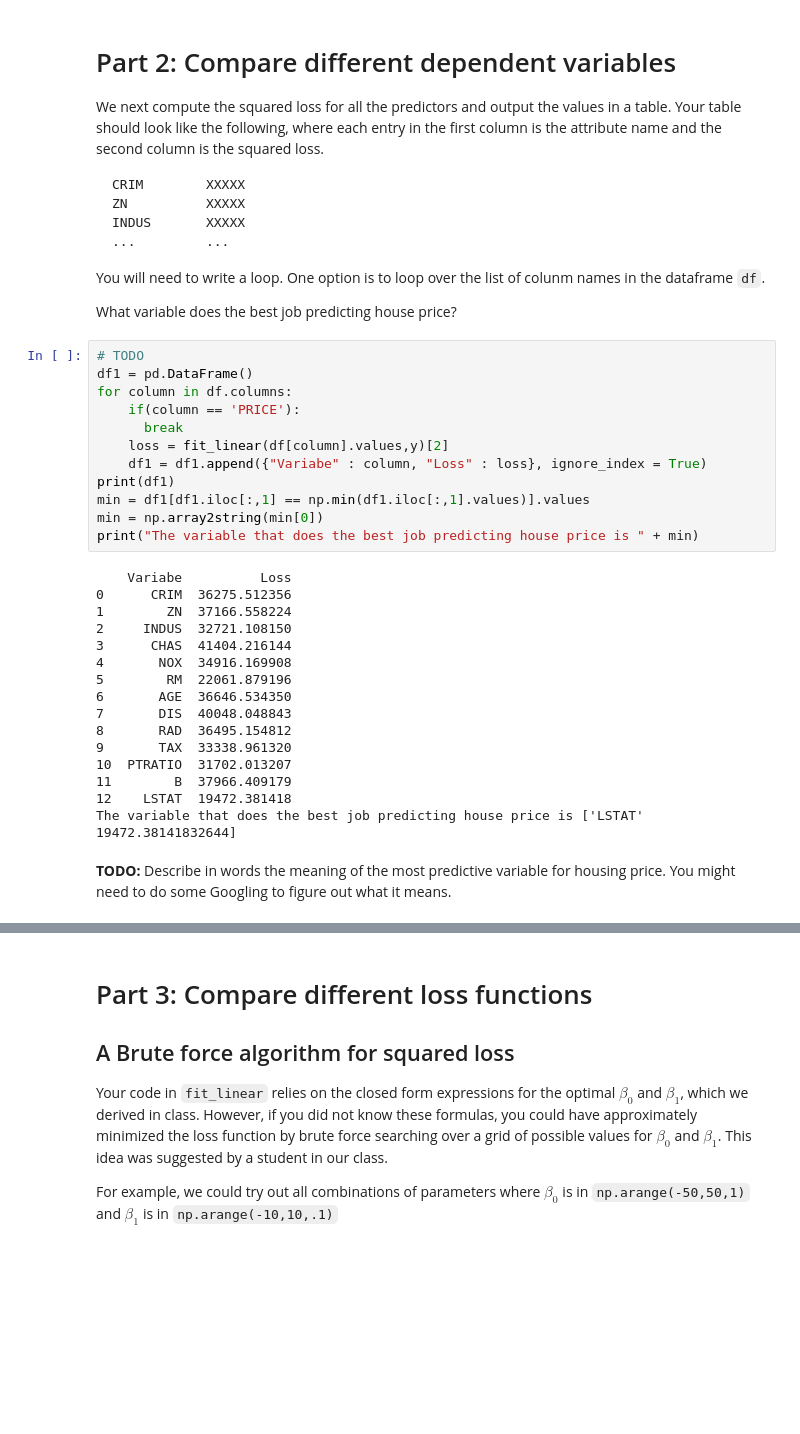
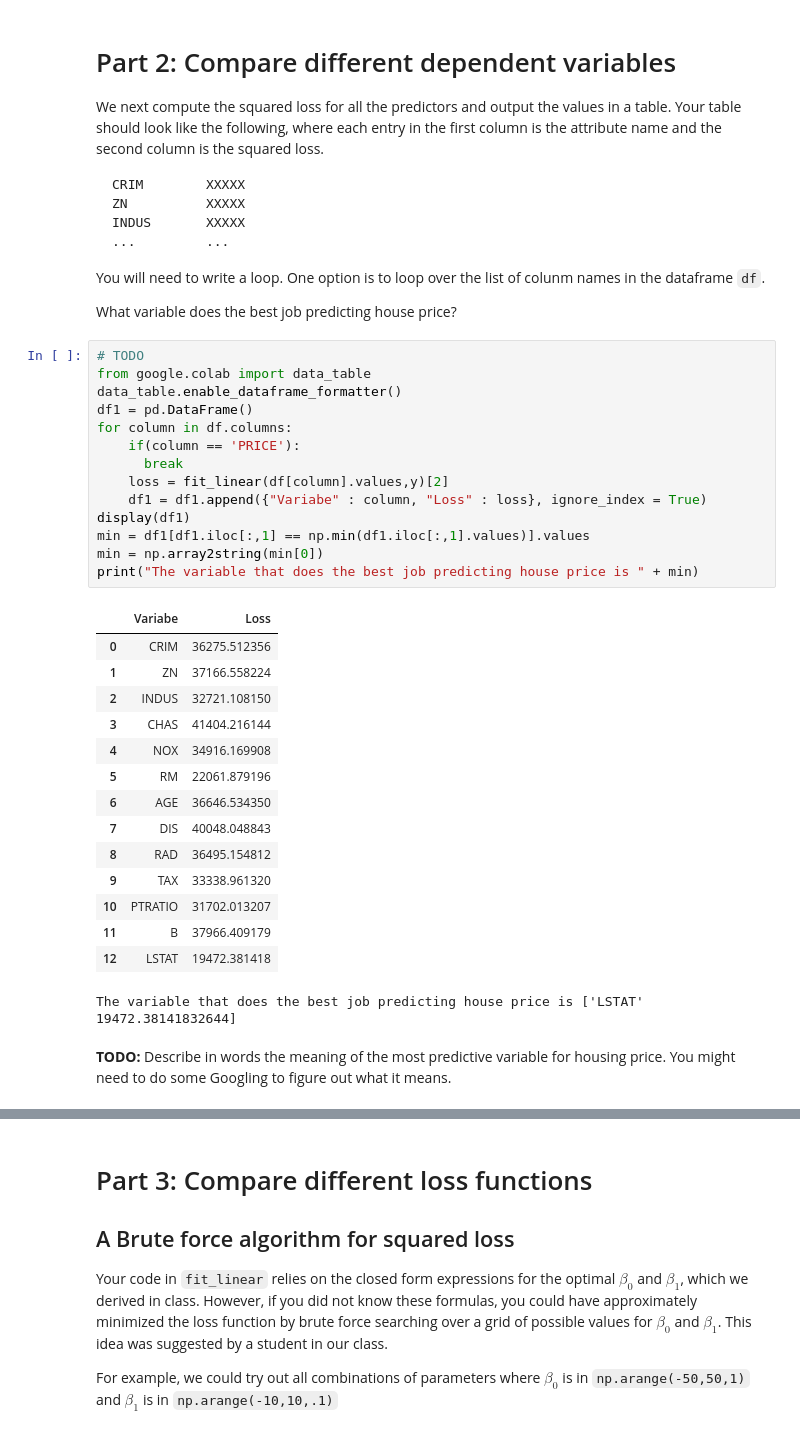
Before and after one commit to pragnavi/Explorations-in-Machine-Learning-A-Notebook-Series, a Jupyter notebook: MLFall22_Lab_1.ipynb, the cells around one changed output, grey strips where cells are left out. Drawn from its saved outputs; the diff is of its cells as text; blank space fills up the shorter version.

```diff
--- a/MLFall22_Lab_1.ipynb
+++ b/MLFall22_Lab_1.ipynb
@@ -154,31 +158,34 @@ You will need to write a loop. One option is to loop over the list of colunm nam
 What variable does the best job predicting house price?
 # %%
 # TODO
+from google.colab import data_table
+data_table.enable_dataframe_formatter()
 df1 = pd.DataFrame()
 for column in df.columns:
     if(column == 'PRICE'):
       break
     loss = fit_linear(df[column].values,y)[2]
     df1 = df1.append({"Variabe" : column, "Loss" : loss}, ignore_index = True)
-print(df1)
+display(df1)
 min = df1[df1.iloc[:,1] == np.min(df1.iloc[:,1].values)].values
 min = np.array2string(min[0])
 print("The variable that does the best job predicting house price is " + min)
 # %% [output]
+|  | Variabe | Loss |
+| 0 | CRIM | 36275.512356 |
+| 1 | ZN | 37166.558224 |
+| 2 | INDUS | 32721.108150 |
+| 3 | CHAS | 41404.216144 |
+| 4 | NOX | 34916.169908 |
+| 5 | RM | 22061.879196 |
+| 6 | AGE | 36646.534350 |
+| 7 | DIS | 40048.048843 |
+| 8 | RAD | 36495.154812 |
+| 9 | TAX | 33338.961320 |
+| 10 | PTRATIO | 31702.013207 |
+| 11 | B | 37966.409179 |
+| 12 | LSTAT | 19472.381418 |
-    Variabe          Loss
-0      CRIM  36275.512356
-1        ZN  37166.558224
-2     INDUS  32721.108150
-3      CHAS  41404.216144
-4       NOX  34916.169908
-5        RM  22061.879196
-6       AGE  36646.534350
-7       DIS  40048.048843
-8       RAD  36495.154812
-9       TAX  33338.961320
-10  PTRATIO  31702.013207
-11        B  37966.409179
-12    LSTAT  19472.381418
 The variable that does the best job predicting house price is ['LSTAT' 19472.38141832644]
 # %% [markdown]
-**TODO:** Describe in words the meaning of the most predictive variable for housing price. You might need to do some Googling to figure out what it means.
+**TODO:** Describe in words the meaning of the most predictive variable for
+housing price. You might need to do some Googling to figure out what it means.
```
Also changed, not shown: parts of 10 cells of this notebook.
